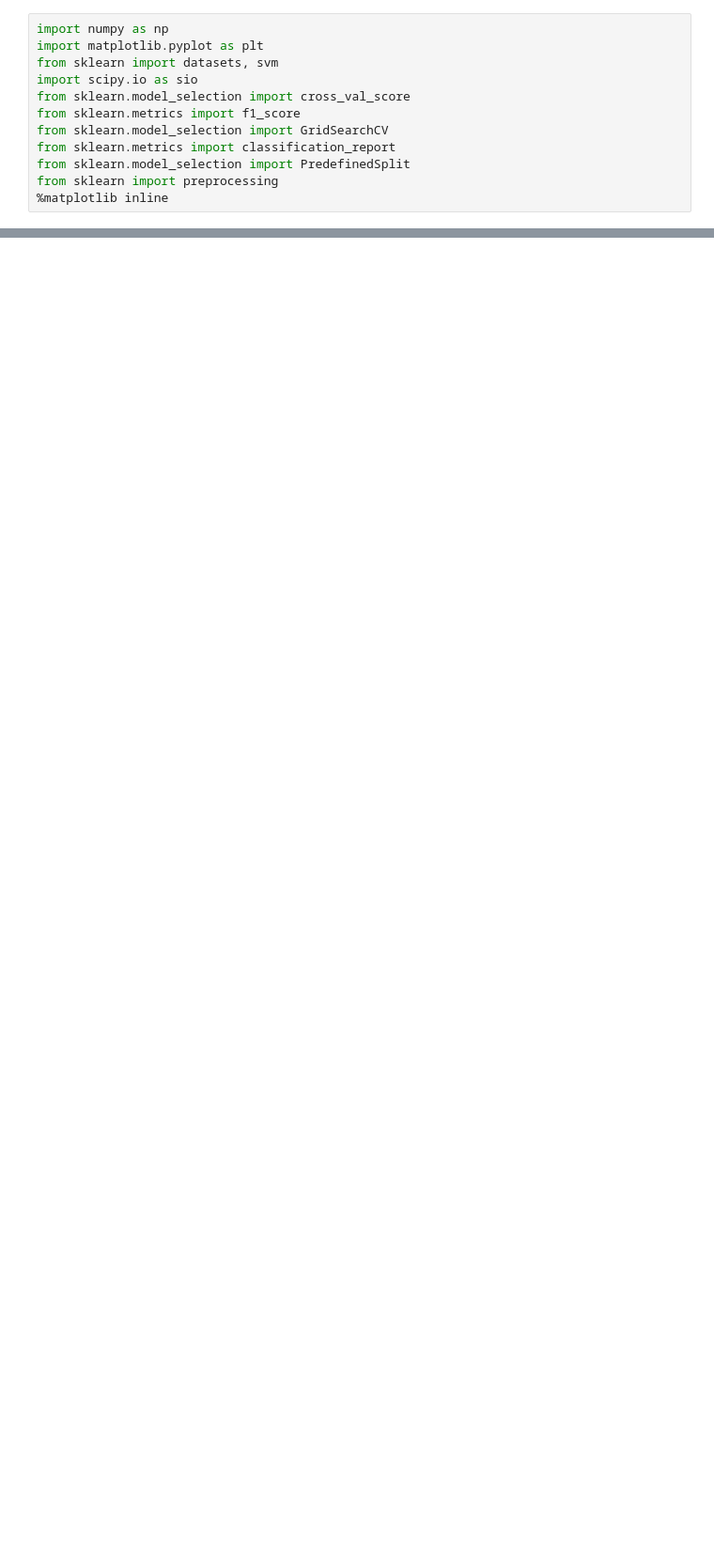
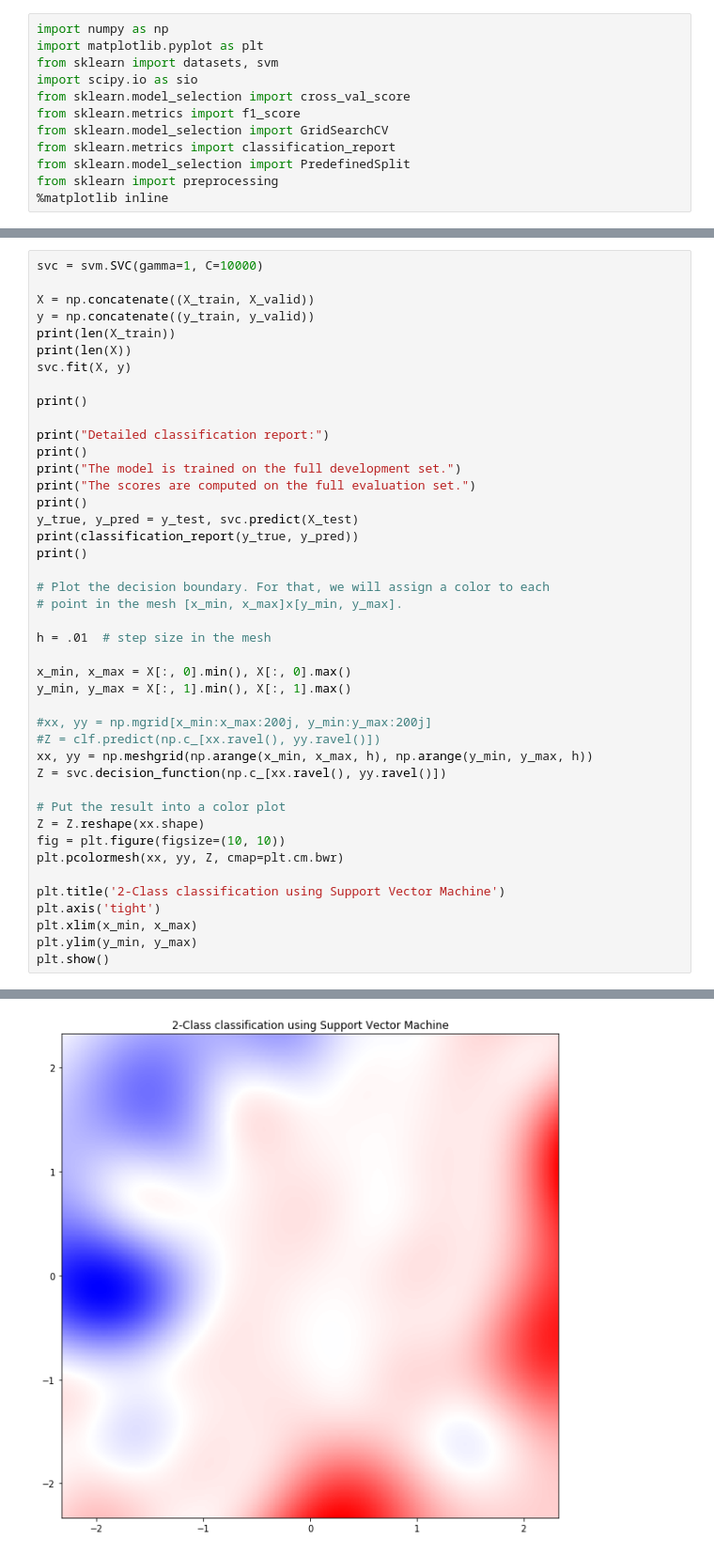
Before and after one commit to navarrothiago/ia006, a Jupyter notebook: IA006-EFC03/svm.ipynb, the cells around one changed output, grey strips where cells are left out. Shown at 94% size. Drawn from its saved outputs; the diff is of its cells as text; blank space fills up the shorter version.

```diff
--- a/IA006-EFC03/svm.ipynb
+++ b/IA006-EFC03/svm.ipynb
@@ -122,0 +204,44 @@ svm_fit_plot_report(X_train, y_train.ravel(),
+# %%
+svc = svm.SVC(gamma=1, C=10000)
+
+X = np.concatenate((X_train, X_valid))
+y = np.concatenate((y_train, y_valid))
+print(len(X_train))
+print(len(X))
+svc.fit(X, y)
+
+print()
+
+print("Detailed classification report:")
+print()
+print("The model is trained on the full development set.")
+print("The scores are computed on the full evaluation set.")
+print()
+y_true, y_pred = y_test, svc.predict(X_test)
+print(classification_report(y_true, y_pred))
+print()
+
+# Plot the decision boundary. For that, we will assign a color to each
+# point in the mesh [x_min, x_max]x[y_min, y_max].
+
+h = .01  # step size in the mesh
+
+x_min, x_max = X[:, 0].min(), X[:, 0].max()
+y_min, y_max = X[:, 1].min(), X[:, 1].max()
+
+#xx, yy = np.mgrid[x_min:x_max:200j, y_min:y_max:200j]
+#Z = clf.predict(np.c_[xx.ravel(), yy.ravel()])
+xx, yy = np.meshgrid(np.arange(x_min, x_max, h), np.arange(y_min, y_max, h))
+Z = svc.decision_function(np.c_[xx.ravel(), yy.ravel()])
+
+# Put the result into a color plot
+Z = Z.reshape(xx.shape)
+fig = plt.figure(figsize=(10, 10))
+plt.pcolormesh(xx, yy, Z, cmap=plt.cm.bwr)
+
+plt.title('2-Class classification using Support Vector Machine')
+plt.axis('tight')
+plt.xlim(x_min, x_max)
+plt.ylim(y_min, y_max)
+plt.show()
+# %% [output]
@@ -122,0 +263 @@ svm_fit_plot_report(X_train, y_train.ravel(),
+[figure, added]
```
Also changed, not shown: parts of 10 cells of this notebook, 3 other files.
